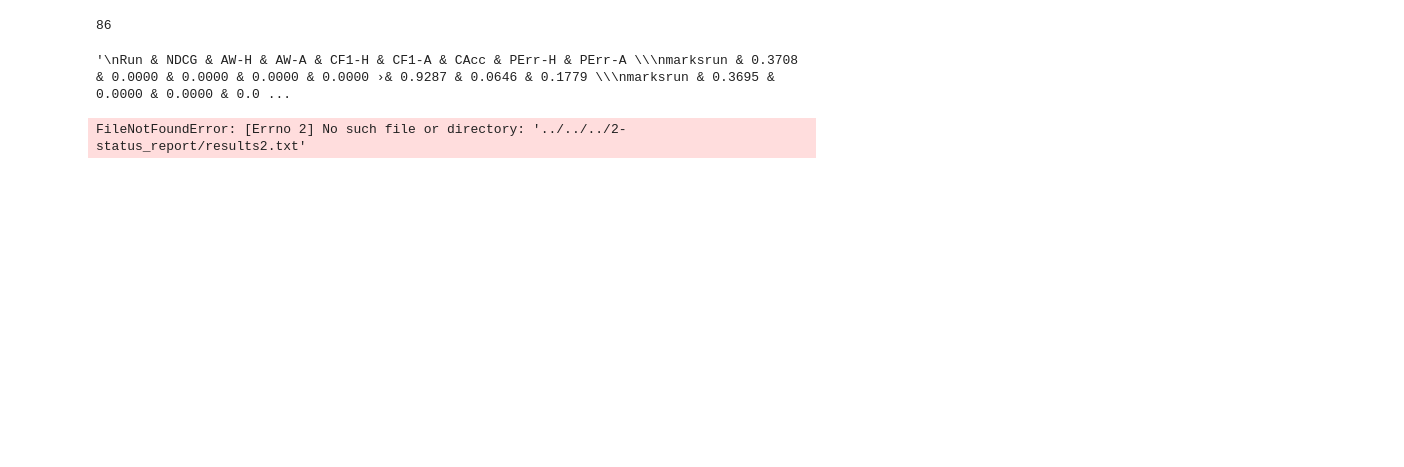
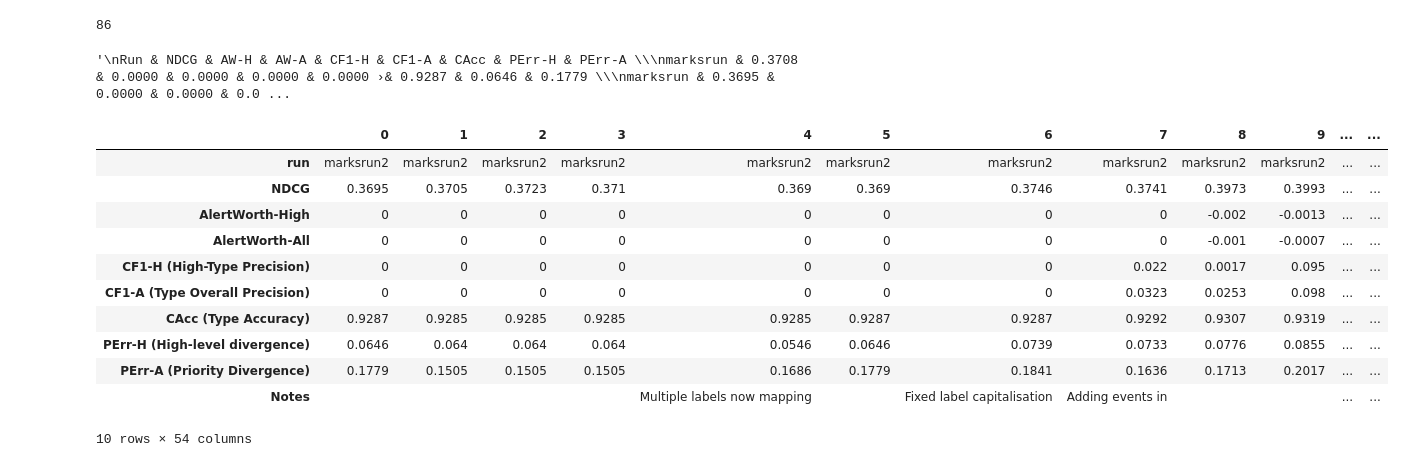
Before and after one commit to glasgowm148/Calamity, a Jupyter notebook: 1-src/2-python/1-notebooks/0_Test.ipynb, the cells around one changed output. Drawn from its saved outputs; the diff is of its cells as text; code cells hidden in the pictures; blank space fills up the shorter version.

```diff
--- a/1-src/2-python/1-notebooks/0_Test.ipynb
+++ b/1-src/2-python/1-notebooks/0_Test.ipynb
@@ -1179,16 +1180,28 @@ marksrun2 & 0.4882 & -0.1647 & -0.0841 & 0.1890 & 0.2446 & 0.9258 & 0.1470 & 0.2
 # %%
 # Compare Algorithms
 import matplotlib.pyplot as plt
 from matplotlib import rcParams
 # Set the figure size
 rcParams['figure.figsize'] = 20,10
-data = pd.read_csv('../../../2-status_report/results2.txt', sep="&")
+data = pd.read_csv('../results2.txt', sep="&")
 
 
+data.columns = ["run", "NDCG", "AlertWorth-High" , "AlertWorth-All" , "CF1-H (High-Type Precision)" , "CF1-A (Type Overall Precision)" , "CAcc (Type Accuracy)" , "PErr-H (High-level divergence)", "PErr-A (Priority Divergence)", "Notes"]
 
-data
+data.transpose()
 # %% [output]
+|  | 0 | 1 | 2 | 3 | 4 | 5 | 6 | 7 | 8 | 9 | ... | ... |
+| run | marksrun2 | marksrun2 | marksrun2 | marksrun2 | marksrun2 | marksrun2 | marksrun2 | marksrun2 | marksrun2 | marksrun2 | ... | ... |
+| NDCG | 0.3695 | 0.3705 | 0.3723 | 0.371 | 0.369 | 0.369 | 0.3746 | 0.3741 | 0.3973 | 0.3993 | ... | ... |
+| AlertWorth-High | 0 | 0 | 0 | 0 | 0 | 0 | 0 | 0 | -0.002 | -0.0013 | ... | ... |
+| AlertWorth-All | 0 | 0 | 0 | 0 | 0 | 0 | 0 | 0 | -0.001 | -0.0007 | ... | ... |
+| CF1-H (High-Type Precision) | 0 | 0 | 0 | 0 | 0 | 0 | 0 | 0.022 | 0.0017 | 0.095 | ... | ... |
+| CF1-A (Type Overall Precision) | 0 | 0 | 0 | 0 | 0 | 0 | 0 | 0.0323 | 0.0253 | 0.098 | ... | ... |
+| CAcc (Type Accuracy) | 0.9287 | 0.9285 | 0.9285 | 0.9285 | 0.9285 | 0.9287 | 0.9287 | 0.9292 | 0.9307 | 0.9319 | ... | ... |
+| PErr-H (High-level divergence) | 0.0646 | 0.064 | 0.064 | 0.064 | 0.0546 | 0.0646 | 0.0739 | 0.0733 | 0.0776 | 0.0855 | ... | ... |
+| PErr-A (Priority Divergence) | 0.1779 | 0.1505 | 0.1505 | 0.1505 | 0.1686 | 0.1779 | 0.1841 | 0.1636 | 0.1713 | 0.2017 | ... | ... |
+| Notes |  |  |  |  | Multiple labels now mapping |  | Fixed label capitalisation | Adding events in |  |  | ... | ... |
-FileNotFoundError: [Errno 2] No such file or directory: '../../../2-status_report/results2.txt'
+10 rows × 54 columns
 # %%
 import seaborn as sns
 
```
Also changed, not shown: parts of 12 cells of this notebook, 45 other files.
